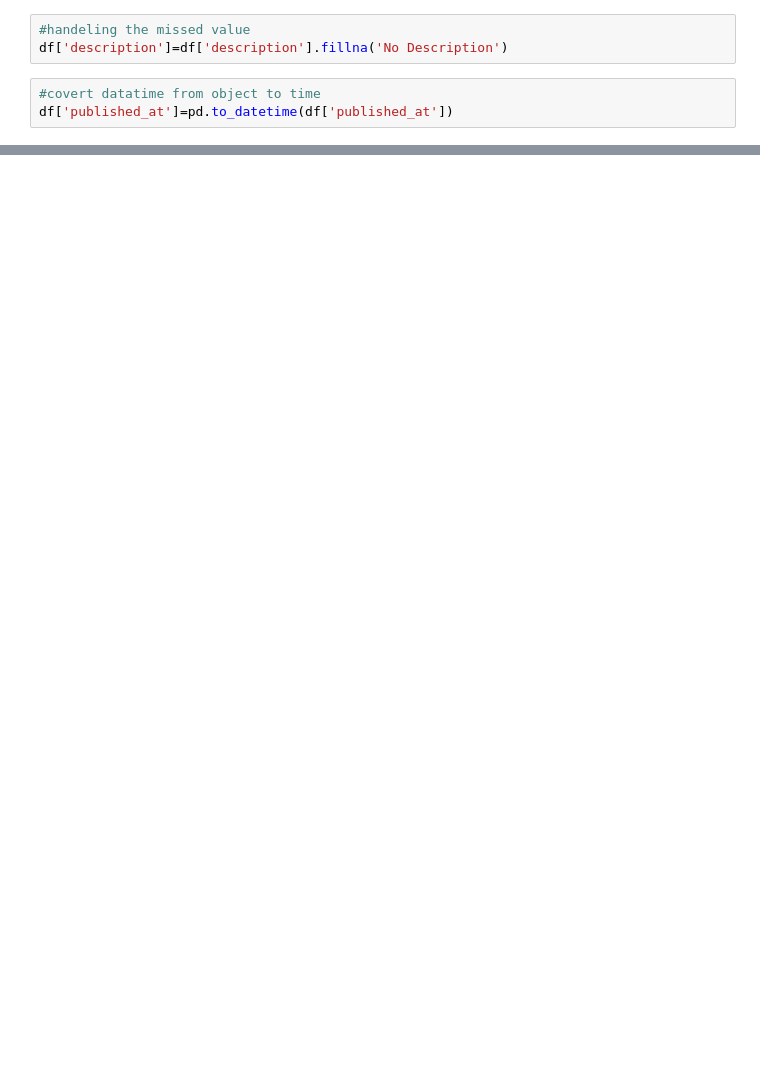
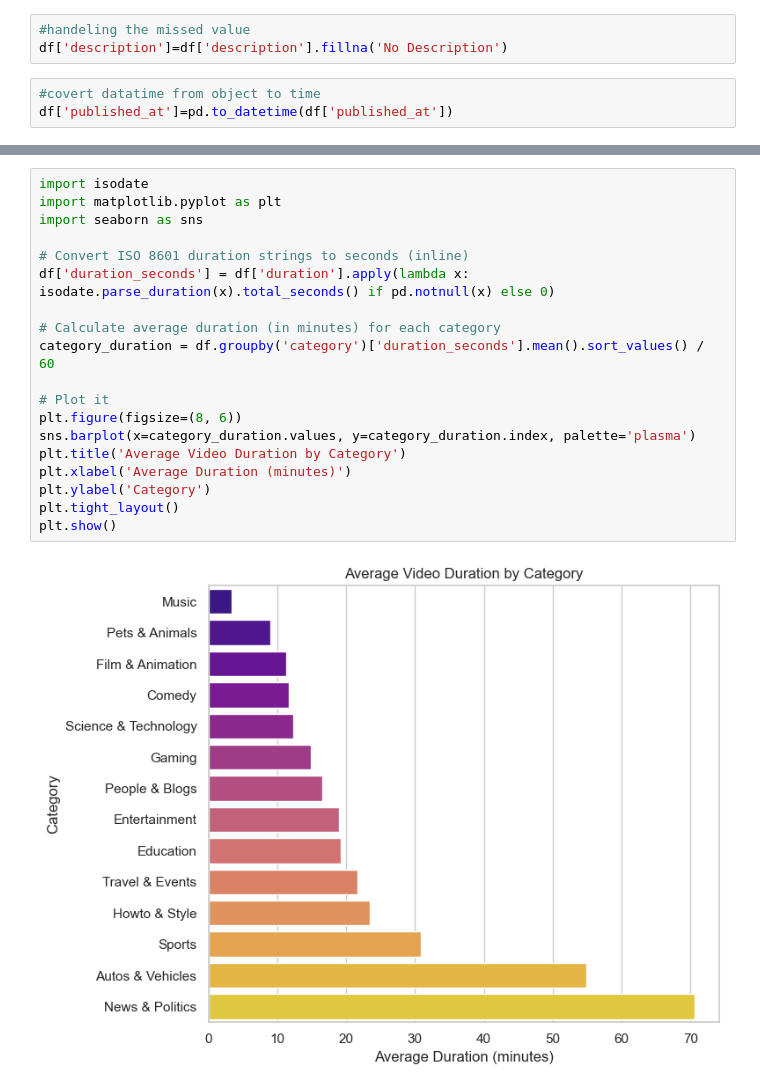
Before and after one commit to saharzare/Python-for-data-analysis, a Jupyter notebook: Youtube Analysis.ipynb, the cells around one changed output, grey strips where cells are left out. Saved outputs shown, nothing was run; the diff lists cells and outputs as text; blank space fills up the shorter version.

```diff
--- a/Youtube Analysis.ipynb
+++ b/Youtube Analysis.ipynb
@@ -564,0 +320,21 @@ plt.show()
+# %%
+import isodate
+import matplotlib.pyplot as plt
+import seaborn as sns
+
+# Convert ISO 8601 duration strings to seconds (inline)
+df['duration_seconds'] = df['duration'].apply(lambda x: isodate.parse_duration(x).total_seconds() if pd.notnull(x) else 0)
+
+# Calculate average duration (in minutes) for each category
+category_duration = df.groupby('category')['duration_seconds'].mean().sort_values() / 60
+
+# Plot it
+plt.figure(figsize=(8, 6))
+sns.barplot(x=category_duration.values, y=category_duration.index, palette='plasma')
+plt.title('Average Video Duration by Category')
+plt.xlabel('Average Duration (minutes)')
+plt.ylabel('Category')
+plt.tight_layout()
+plt.show()
+# %% [output]
+[figure, added]
```
Also changed, not shown: parts of 30 cells of this notebook.
